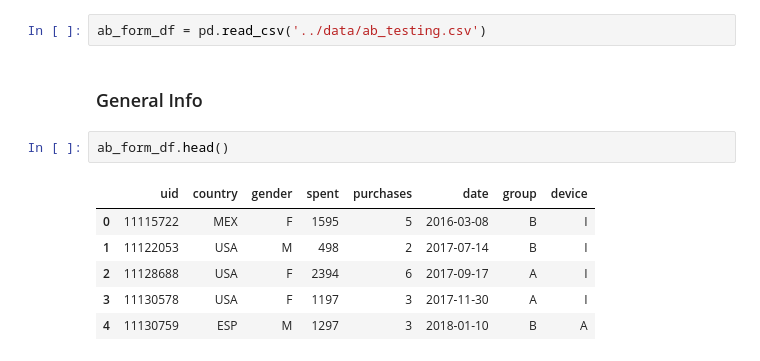
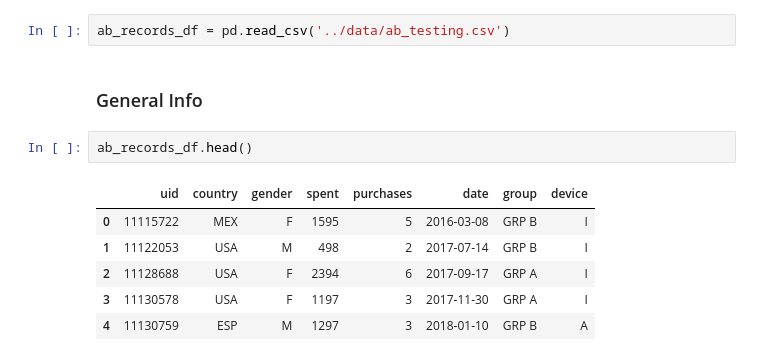
Before and after one commit to MikeMadeira/AB-Test-Products-Recommendation-Section, a Jupyter notebook: notebooks/0.0-experiment-design-msm.ipynb, the cells around one changed output. Drawn from its saved outputs; the diff is of its cells as text.

```diff
--- a/notebooks/0.0-experiment-design-msm.ipynb
+++ b/notebooks/0.0-experiment-design-msm.ipynb
@@ -74,16 +133,16 @@ jupyter_settings()
 # %% [markdown]
 ### Import Data
 # %%
-ab_form_df = pd.read_csv('../data/ab_testing.csv')
+ab_records_df = pd.read_csv('../data/ab_testing.csv')
 # %% [markdown]
 ### General Info
 # %%
-ab_form_df.head()
+ab_records_df.head()
 # %% [output]
 |  | uid | country | gender | spent | purchases | date | group | device |
-| 0 | 11115722 | MEX | F | 1595 | 5 | 2016-03-08 | B | I |
-| 1 | 11122053 | USA | M | 498 | 2 | 2017-07-14 | B | I |
-| 2 | 11128688 | USA | F | 2394 | 6 | 2017-09-17 | A | I |
-| 3 | 11130578 | USA | F | 1197 | 3 | 2017-11-30 | A | I |
-| 4 | 11130759 | ESP | M | 1297 | 3 | 2018-01-10 | B | A |
+| 0 | 11115722 | MEX | F | 1595 | 5 | 2016-03-08 | GRP B | I |
+| 1 | 11122053 | USA | M | 498 | 2 | 2017-07-14 | GRP B | I |
+| 2 | 11128688 | USA | F | 2394 | 6 | 2017-09-17 | GRP A | I |
+| 3 | 11130578 | USA | F | 1197 | 3 | 2017-11-30 | GRP A | I |
+| 4 | 11130759 | ESP | M | 1297 | 3 | 2018-01-10 | GRP B | A |
 # %%
```
Also changed, not shown: parts of 82 cells of this notebook, 1 other file.
